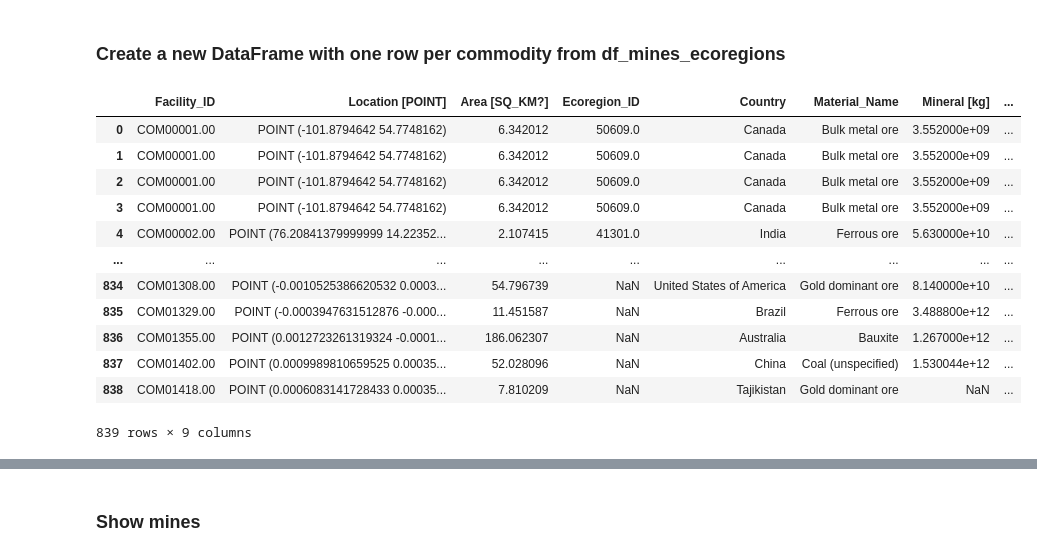
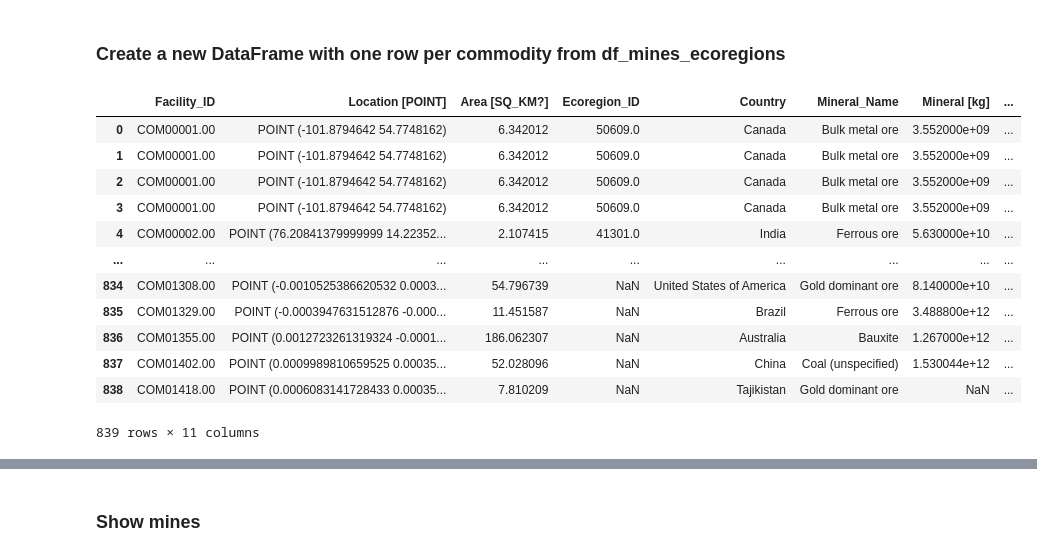
Before and after one commit to sewaelty/semesterproject, a Jupyter notebook: Main.ipynb, the cells around one changed output, grey strips where cells are left out. Cells and saved outputs as stored; diff of their text form; code cells hidden in the pictures.

Commit message:
Table finished as discussed until now.

```diff
--- a/Main.ipynb
+++ b/Main.ipynb
@@ -26,7 +26,8 @@ df_miningReserves = data_reader.getReserves()
 df_materialsList = data_reader.getMaterialsList()
 # %%
 # Lookup tables
-commodity_lookup = df_materialsList.set_index('material_id')['material_name'].to_dict()
+name_lookup = df_materialsList.set_index('material_id')['material_name'].to_dict()
+prices_lookup = df_materialsList.set_index('material_id')['price/kg'].to_dict()
 # %% [markdown]
 ### Show the in reserves contained commodities
 # %%
@@ -34,5 +35,5 @@ uniqueCommodities = df_miningReserves['commodity'].unique()
 
 print("List of commodities in the mining reserves dataset:")
 for commodity in uniqueCommodities:
-    name = commodity_lookup.get(commodity)
+    name = name_lookup.get(commodity)
     print(commodity, ': ', name)
@@ -485,49 +522,53 @@ print(len(df_mines_ecoregions), "of them are at least partly mines")
 ### Create a new DataFrame with one row per commodity from df_mines_ecoregions
 # %%
 # TODO: Create the new table
-# TODO: search for actual prices in ecoinvent
 
 records = []
 for _, row in df_mines_ecoregions.iterrows():
     res_data = row['res_data']
-    price = 10  # Placeholder, replace with actual price data if available
+    cf_data = row['cf_data']
+
     total_commodity_kg = sum(entry.get('commodity_value_tonnes') * 1e3 for entry in res_data)
     total_material_kg = sum(entry.get('mineral_value_tonnes') * 1e3 for entry in res_data)
 
     facility_id = row['facility_id']
     location = row['geometry']
     #TODO: Check the different area columns on the units
     if row['AREA'] is not None and not (math.isnan(row['AREA'])):
         area = row['AREA']
     elif row['surface_area_sq_km'] is not None and not (math.isnan(row['surface_area_sq_km'])):
         area = row['surface_area_sq_km']
     else:
         print(f"Facility {facility_id} has no area information.")
         area = None
     ecoregion = row['eco_id']
     country = row['country']
 
     for entry in res_data:
-        material = commodity_lookup.get(entry.get('material'))
+        material = name_lookup.get(entry.get('material'))
+        material_price = prices_lookup.get(entry.get('material'), 0)
         mineral_amount = entry.get('mineral_value_tonnes') * 1e3
-        commodity = commodity_lookup.get(entry.get('commodity'))
+        commodity = name_lookup.get(entry.get('commodity'))
+        commodity_price = prices_lookup.get(entry.get('commodity'), 0)
         commodity_amount = entry.get('commodity_value_tonnes') * 1e3  # convert from tonnes to kg
         records.append({
             'Facility_ID': facility_id,
             'Location [POINT]': location,
             'Area [SQ_KM?]': area,
             'Ecoregion_ID': ecoregion,
             'Country': country,
-            'Material_Name': material,
+            'Mineral_Name': material,
             'Mineral [kg]': mineral_amount,
+            'Mineral_Price [€/kg]': material_price,
             'Commodity_Name': commodity,
             'Commodity [kg]': commodity_amount,
+            'Commodity_Price [€/kg]': commodity_price,
         })
 
 df_commodities_flat = pd.DataFrame(records)
 df_commodities_flat
 # %% [output]
-|  | Facility_ID | Location [POINT] | Area [SQ_KM?] | Ecoregion_ID | Country | Material_Name | Mineral [kg] | ... |
+|  | Facility_ID | Location [POINT] | Area [SQ_KM?] | Ecoregion_ID | Country | Mineral_Name | Mineral [kg] | ... |
 | 0 | COM00001.00 | POINT (-101.8794642 54.7748162) | 6.342012 | 50609.0 | Canada | Bulk metal ore | 3.552000e+09 | ... |
 | 1 | COM00001.00 | POINT (-101.8794642 54.7748162) | 6.342012 | 50609.0 | Canada | Bulk metal ore | 3.552000e+09 | ... |
 | 2 | COM00001.00 | POINT (-101.8794642 54.7748162) | 6.342012 | 50609.0 | Canada | Bulk metal ore | 3.552000e+09 | ... |
@@ -539,4 +580,4 @@ df_commodities_flat
 | 836 | COM01355.00 | POINT (0.0012723261319324 -0.0001... | 186.062307 | NaN | Australia | Bauxite | 1.267000e+12 | ... |
 | 837 | COM01402.00 | POINT (0.0009989810659525 0.00035... | 52.028096 | NaN | China | Coal (unspecified) | 1.530044e+12 | ... |
 | 838 | COM01418.00 | POINT (0.0006083141728433 0.00035... | 7.810209 | NaN | Tajikistan | Gold dominant ore | NaN | ... |
-839 rows × 9 columns
+839 rows × 11 columns
```
Also changed, not shown: parts of 7 cells of this notebook, 2 other files.
